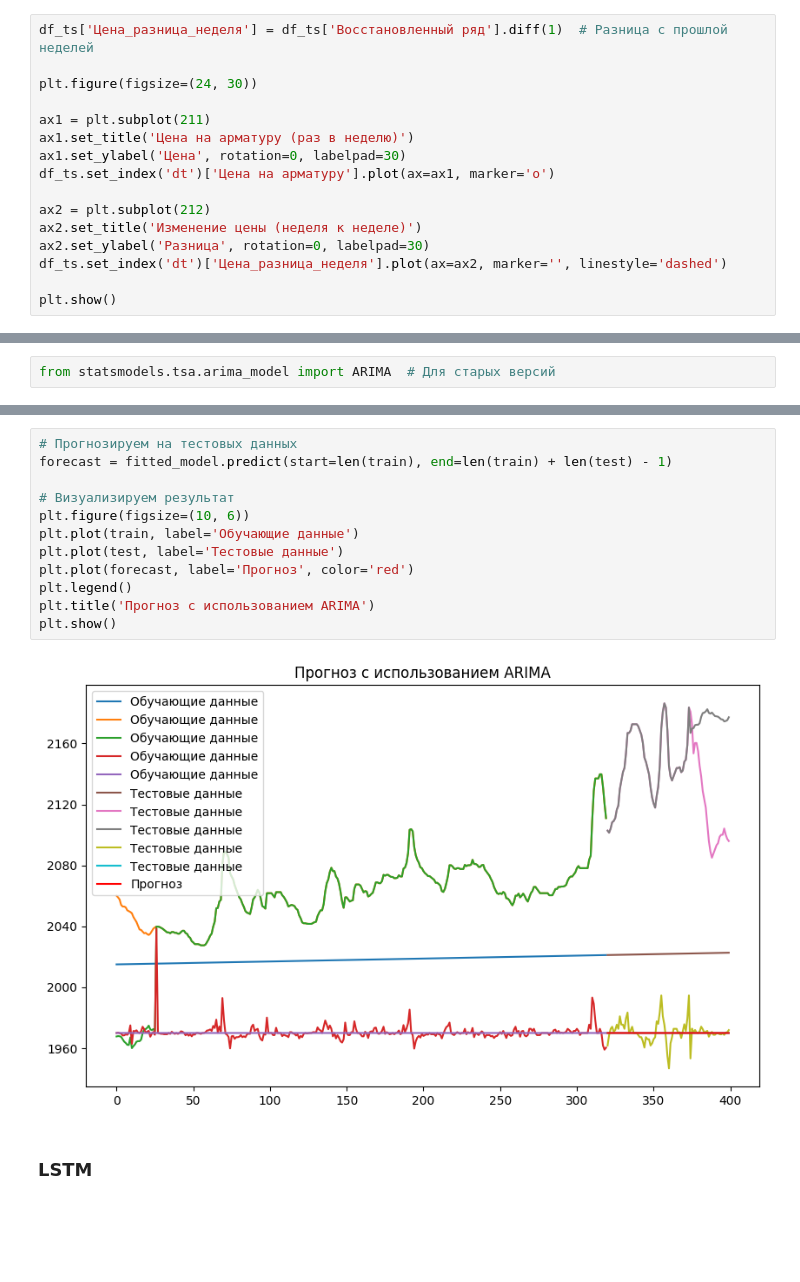
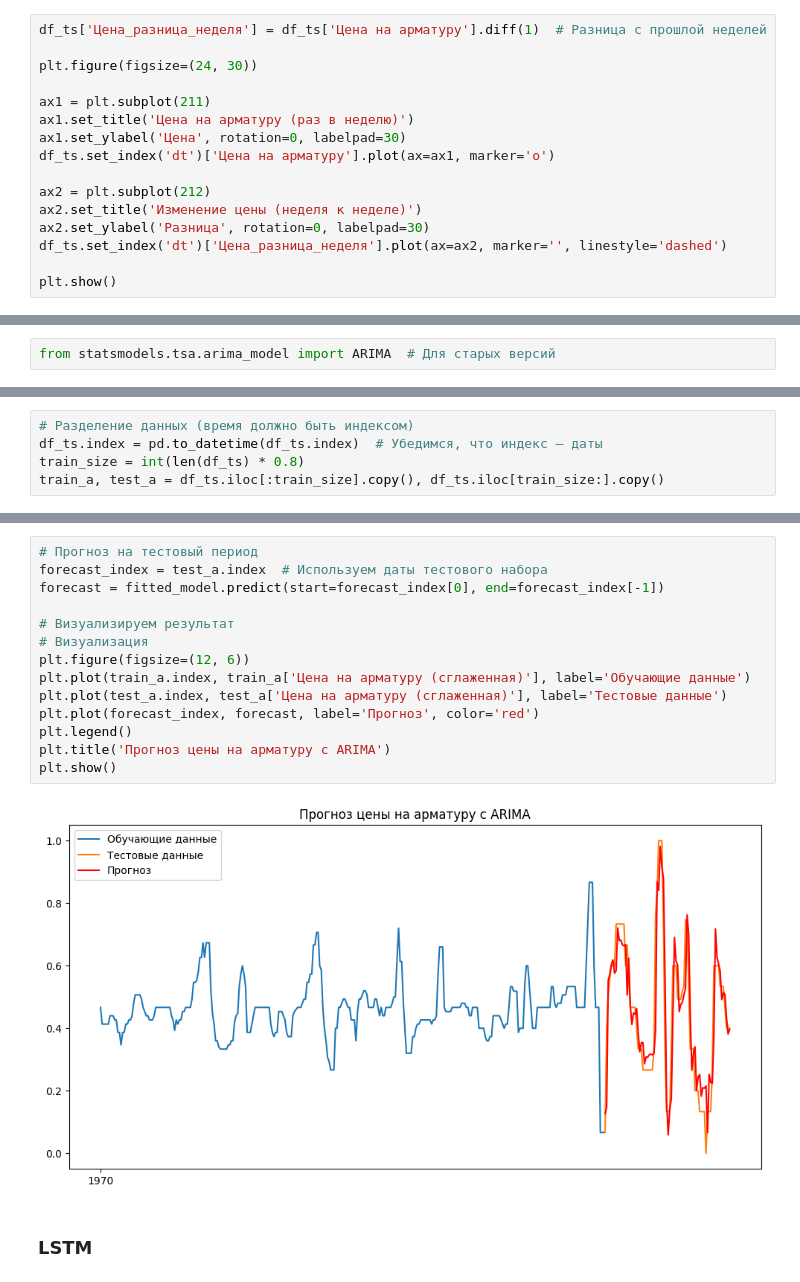
Before and after one commit to Klop4ikk/3int, a Jupyter notebook: Итоговая работа/train.ipynb, the cells around one changed output, grey strips where cells are left out. Saved outputs shown, nothing was run; the diff lists cells and outputs as text; blank space fills up the shorter version.

```diff
--- a/Итоговая работа/train.ipynb
+++ b/Итоговая работа/train.ipynb
@@ -370,7 +276,7 @@ plt.show()
 # %% [output]
 [figure]
 # %%
-df_ts['Цена_разница_неделя'] = df_ts['Восстановленный ряд'].diff(1)  # Разница с прошлой неделей
+df_ts['Цена_разница_неделя'] = df_ts['Цена на арматуру'].diff(1)  # Разница с прошлой неделей
 
 plt.figure(figsize=(24, 30))
 
@@ -561,3 +512,8 @@ from statsmodels.tsa.arima_model import ARIMA  # Для старых верси
+# %%
+# Разделение данных (время должно быть индексом)
+df_ts.index = pd.to_datetime(df_ts.index)  # Убедимся, что индекс – даты
+train_size = int(len(df_ts) * 0.8)
+train_a, test_a = df_ts.iloc[:train_size].copy(), df_ts.iloc[train_size:].copy()
 # %%
 # Проверяем, есть ли NaN значения в тренировочных данных
 print(f"Количество NaN в тренировочных данных: {df_ts.isna().sum()}")
@@ -626,19 +580,21 @@ Covariance Type:                             opg
 Warnings:
 [1] Covariance matrix calculated using the outer product of gradients (complex-step).
 # %%
-# Прогнозируем на тестовых данных
-forecast = fitted_model.predict(start=len(train), end=len(train) + len(test) - 1)
+# Прогноз на тестовый период
+forecast_index = test_a.index  # Используем даты тестового набора
+forecast = fitted_model.predict(start=forecast_index[0], end=forecast_index[-1])
 
 # Визуализируем результат
-plt.figure(figsize=(10, 6))
-plt.plot(train, label='Обучающие данные')
-plt.plot(test, label='Тестовые данные')
-plt.plot(forecast, label='Прогноз', color='red')
+# Визуализация
+plt.figure(figsize=(12, 6))
+plt.plot(train_a.index, train_a['Цена на арматуру (сглаженная)'], label='Обучающие данные')
+plt.plot(test_a.index, test_a['Цена на арматуру (сглаженная)'], label='Тестовые данные')
+plt.plot(forecast_index, forecast, label='Прогноз', color='red')
 plt.legend()
-plt.title('Прогноз с использованием ARIMA')
+plt.title('Прогноз цены на арматуру с ARIMA')
 plt.show()
 # %% [output]
-[figure, old version]
+[figure, new version]
 # %% [markdown]
 ### LSTM
 # %%
```
Also changed, not shown: parts of 20 cells of this notebook.
